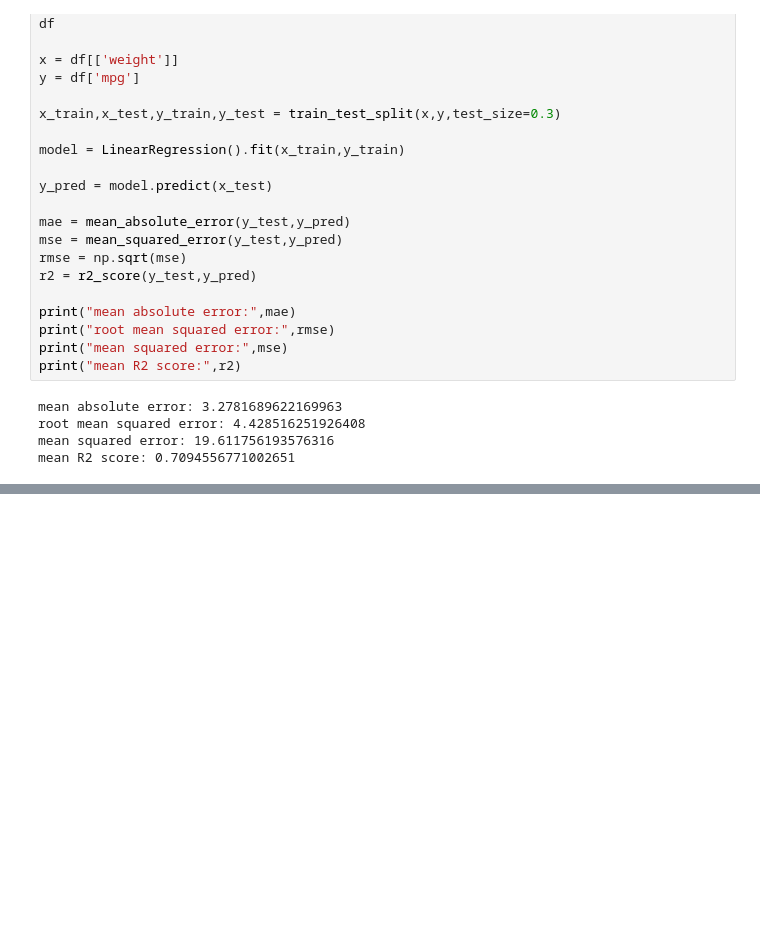
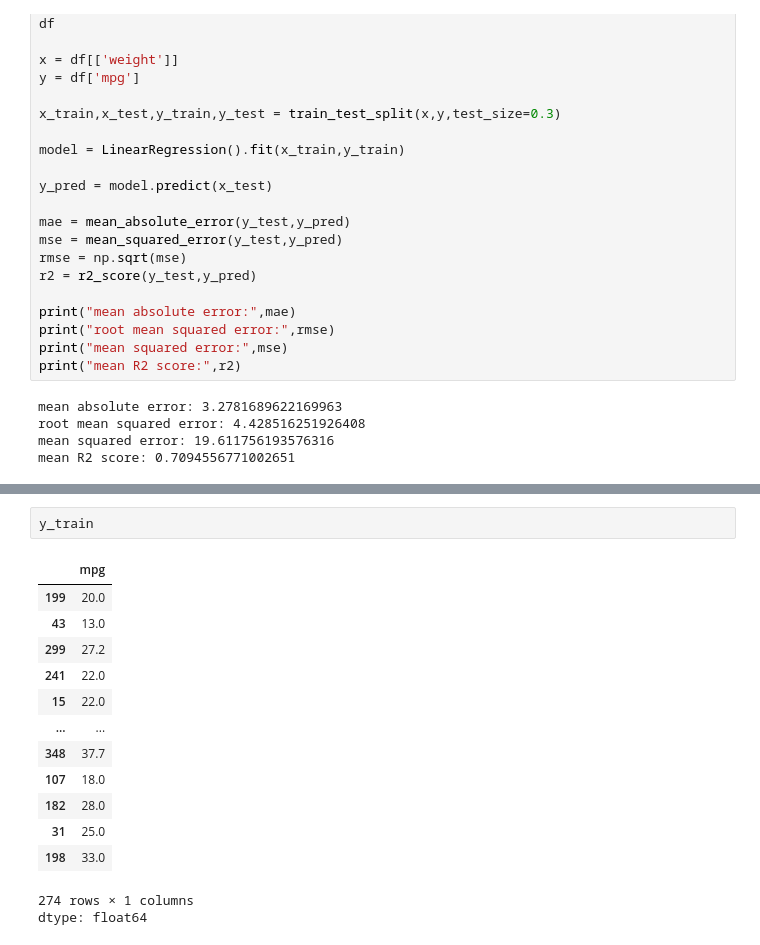
Before and after one commit to harshamalipatil16/cie3, a Jupyter notebook: cie3.ipynb, the cells around one changed output, grey strips where cells are left out. Saved outputs shown, nothing was run; the diff lists cells and outputs as text; blank space fills up the shorter version.

```diff
--- a/cie3.ipynb
+++ b/cie3.ipynb
@@ -38,0 +55,17 @@ mean R2 score: 0.7094556771002651
+# %%
+y_train
+# %% [output]
+|  | mpg |
+| 199 | 20.0 |
+| 43 | 13.0 |
+| 299 | 27.2 |
+| 241 | 22.0 |
+| 15 | 22.0 |
+| ... | ... |
+| 348 | 37.7 |
+| 107 | 18.0 |
+| 182 | 28.0 |
+| 31 | 25.0 |
+| 198 | 33.0 |
+274 rows × 1 columns
+dtype: float64
```
Also changed, not shown: parts of 3 cells of this notebook.
